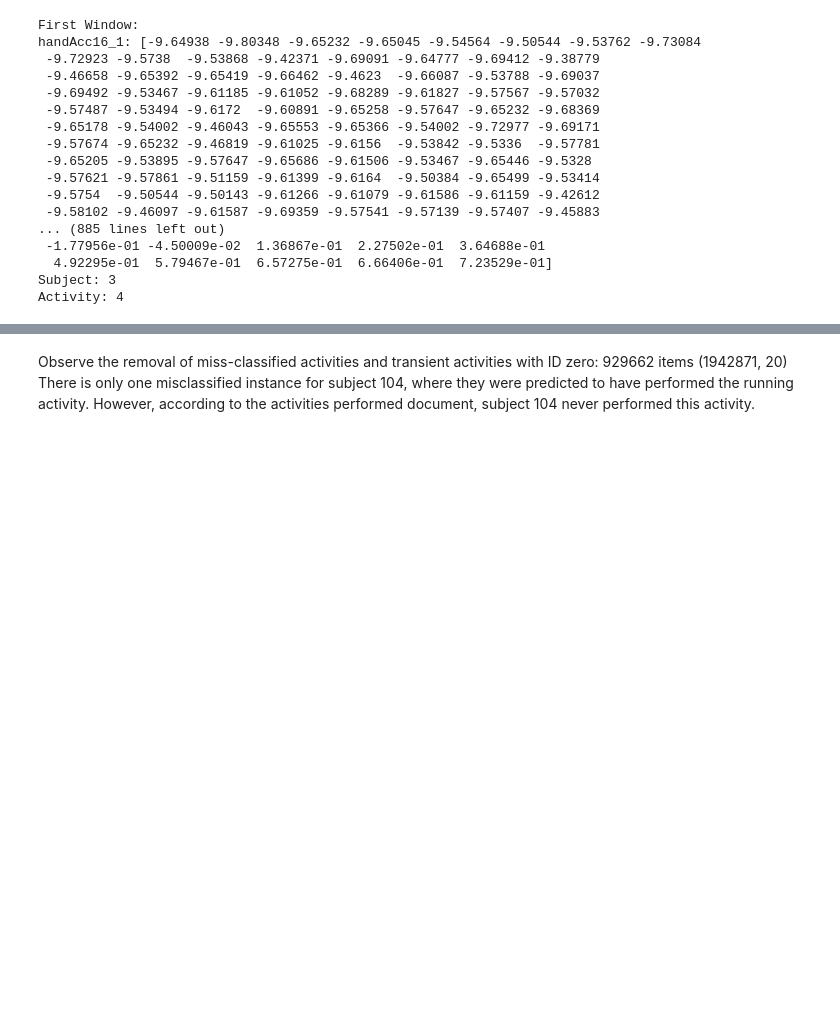
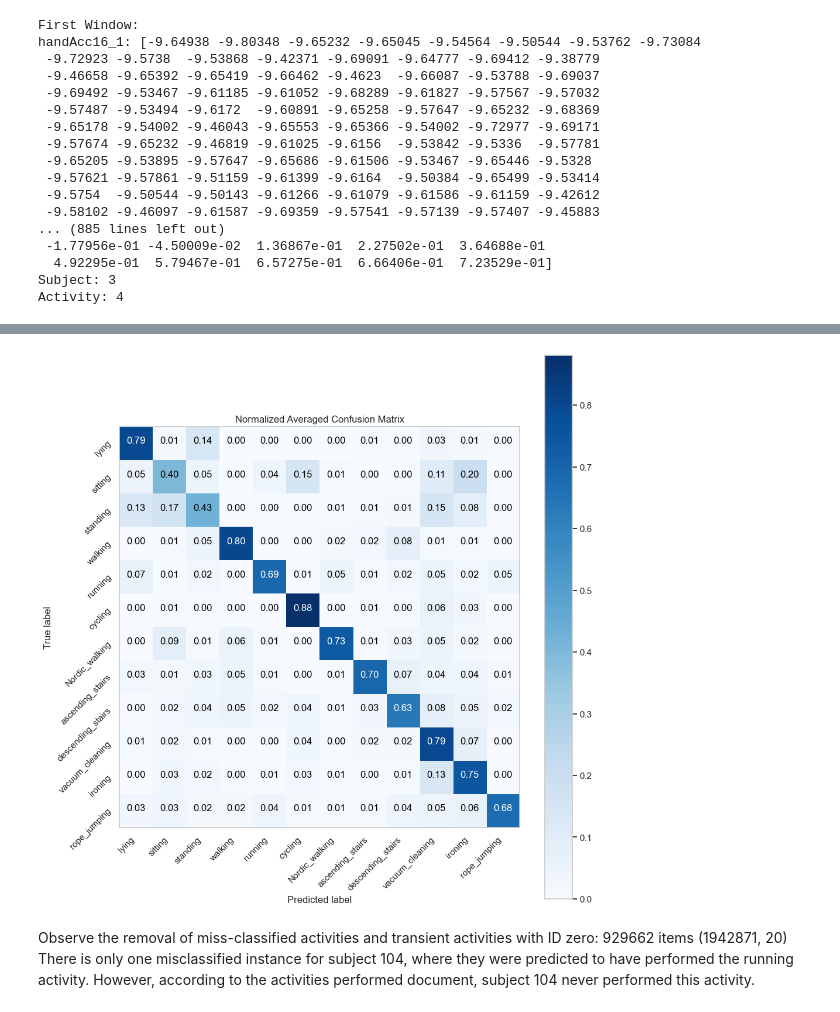
Before and after one commit to Will-Harris00/human-activity-recognition, a Jupyter notebook: LSTM_unrotated_confusion_matrix.ipynb, the cells around one changed output, grey strips where cells are left out. Cells and saved outputs as stored; diff of their text form; code cells hidden in the pictures; blank space fills up the shorter version.

```diff
--- a/LSTM_unrotated_confusion_matrix.ipynb
+++ b/LSTM_unrotated_confusion_matrix.ipynb
@@ -809,34 +906,36 @@ Epoch 6/8
 # %%
 # Normalize the averaged confusion matrix
 avg_cm = np.mean(confusion_matrices, axis=0)
 normalized_avg_cm = avg_cm / np.sum(avg_cm, axis=1)[:, np.newaxis]
 
 # Create a list of labels for the unique_activities
 labels = [activityID[i] for i in unique_activities]
 
 # Plot normalized averaged confusion matrix
 plt.figure(figsize=(10, 10))
 plt.imshow(normalized_avg_cm, interpolation='nearest', cmap=plt.cm.Blues)
 plt.title('Normalized Averaged Confusion Matrix')
 plt.colorbar()
 
 plt.grid(False)  # Remove grid lines
 
 num_classes = len(labels)  # Number of unique activities
 
 tick_marks = np.arange(num_classes)
 plt.xticks(tick_marks, labels, rotation=45, ha='right')  # Rotate x-axis labels by 45 degrees
-plt.yticks(tick_marks, labels, rotation=45, va='center', ha='centre', rotation_mode='anchor')  # Rotate y-axis labels by 45 degrees
+plt.yticks(tick_marks, labels, rotation=45, va='baseline', ha='right', rotation_mode='anchor')  # Rotate y-axis labels by 45 degrees
 
 # Print normalised values in the confusion matrix
 for i in range(num_classes):
     for j in range(num_classes):
         plt.text(j, i, format(normalized_avg_cm[i, j], '.2f'), horizontalalignment="center", color="white" if normalized_avg_cm[i, j] > 0.5 else "black")
 
 plt.tight_layout()
 plt.ylabel('True label')
 plt.xlabel('Predicted label')
 plt.show()
+# %% [output]
+[figure, added]
 # %%
     # Calculate average metrics across folds
 avg_precision = np.mean([h.history['val_precision'][-1] for h in history_list])
```
Also changed, not shown: parts of 9 cells of this notebook.
